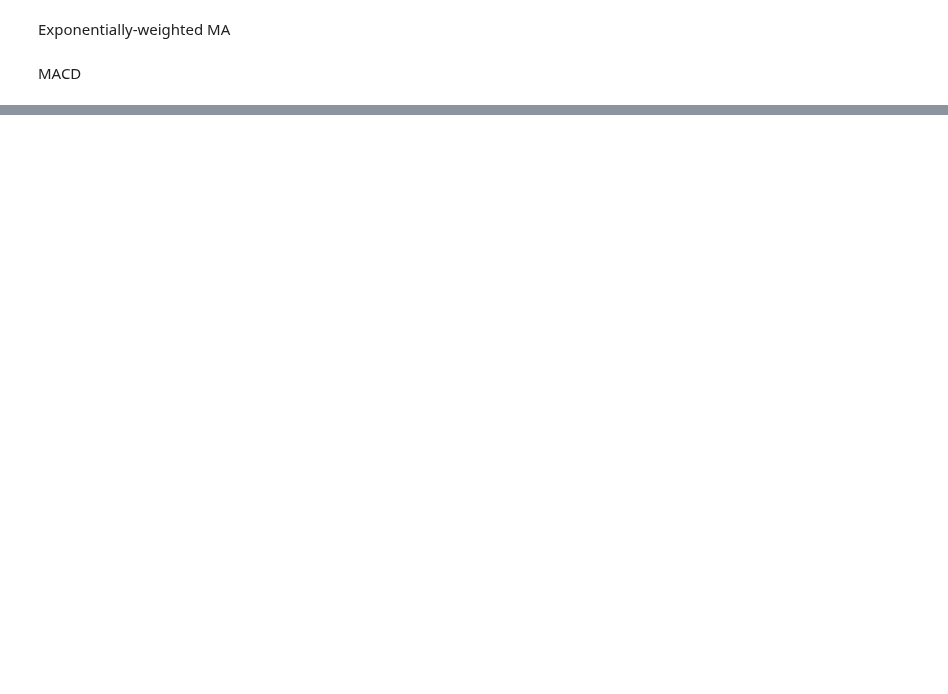
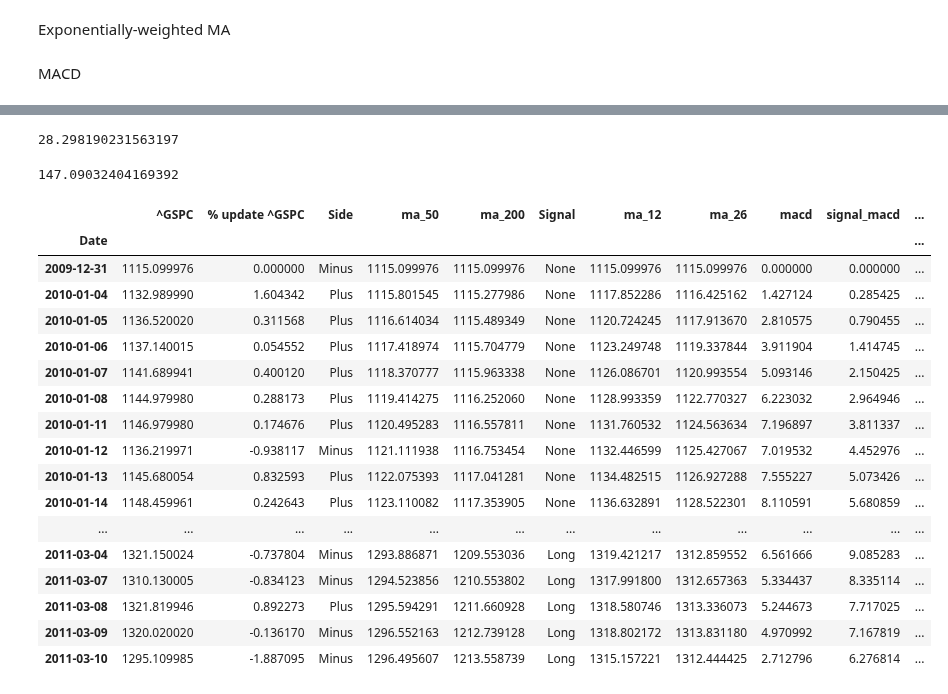
Before and after one commit to ChapnesAl/Tinkoff_Investment, a Jupyter notebook: lessons_and_tests/find_strs/all_indicatators.ipynb, the cells around one changed output, grey strips where cells are left out. Drawn from its saved outputs; the diff is of its cells as text; code cells hidden in the pictures; blank space fills up the shorter version.

```diff
--- a/lessons_and_tests/find_strs/all_indicatators.ipynb
+++ b/lessons_and_tests/find_strs/all_indicatators.ipynb
@@ -122,0 +173,43 @@ df.head(3)
+# %%
+r = list(df[f'% update {tick}'].values)
+
+for i in range(len(r)):
+    try:
+        if df['Signal'].values[i] == 'Short':
+            r[i] = (df[f'% update {tick}'].values[i] * -1)
+        elif df['Signal'].values[i] == 'Long':
+            r[i] = df[f'% update {tick}'].values[i]
+        else:
+            r[i] = 0
+    except:
+        pass
+
+df['Sum'] = r
+df['Sum'].sum()
+# %% [output]
+28.298190231563197
+# %%
+df[f'% update {tick}'].sum()
+# %% [output]
+147.09032404169392
+# %%
+df.head(300)
+# %% [output]
+|  | ^GSPC | % update ^GSPC | Side | ma_50 | ma_200 | Signal | ma_12 | ma_26 | macd | signal_macd | ... |
+| Date |  |  |  |  |  |  |  |  |  |  | ... |
+| 2009-12-31 | 1115.099976 | 0.000000 | Minus | 1115.099976 | 1115.099976 | None | 1115.099976 | 1115.099976 | 0.000000 | 0.000000 | ... |
+| 2010-01-04 | 1132.989990 | 1.604342 | Plus | 1115.801545 | 1115.277986 | None | 1117.852286 | 1116.425162 | 1.427124 | 0.285425 | ... |
+| 2010-01-05 | 1136.520020 | 0.311568 | Plus | 1116.614034 | 1115.489349 | None | 1120.724245 | 1117.913670 | 2.810575 | 0.790455 | ... |
+| 2010-01-06 | 1137.140015 | 0.054552 | Plus | 1117.418974 | 1115.704779 | None | 1123.249748 | 1119.337844 | 3.911904 | 1.414745 | ... |
+| 2010-01-07 | 1141.689941 | 0.400120 | Plus | 1118.370777 | 1115.963338 | None | 1126.086701 | 1120.993554 | 5.093146 | 2.150425 | ... |
+| 2010-01-08 | 1144.979980 | 0.288173 | Plus | 1119.414275 | 1116.252060 | None | 1128.993359 | 1122.770327 | 6.223032 | 2.964946 | ... |
+| 2010-01-11 | 1146.979980 | 0.174676 | Plus | 1120.495283 | 1116.557811 | None | 1131.760532 | 1124.563634 | 7.196897 | 3.811337 | ... |
+| 2010-01-12 | 1136.219971 | -0.938117 | Minus | 1121.111938 | 1116.753454 | None | 1132.446599 | 1125.427067 | 7.019532 | 4.452976 | ... |
+| 2010-01-13 | 1145.680054 | 0.832593 | Plus | 1122.075393 | 1117.041281 | None | 1134.482515 | 1126.927288 | 7.555227 | 5.073426 | ... |
+| 2010-01-14 | 1148.459961 | 0.242643 | Plus | 1123.110082 | 1117.353905 | None | 1136.632891 | 1128.522301 | 8.110591 | 5.680859 | ... |
+| ... | ... | ... | ... | ... | ... | ... | ... | ... | ... | ... | ... |
+| 2011-03-04 | 1321.150024 | -0.737804 | Minus | 1293.886871 | 1209.553036 | Long | 1319.421217 | 1312.859552 | 6.561666 | 9.085283 | ... |
+| 2011-03-07 | 1310.130005 | -0.834123 | Minus | 1294.523856 | 1210.553802 | Long | 1317.991800 | 1312.657363 | 5.334437 | 8.335114 | ... |
+| 2011-03-08 | 1321.819946 | 0.892273 | Plus | 1295.594291 | 1211.660928 | Long | 1318.580746 | 1313.336073 | 5.244673 | 7.717025 | ... |
+| 2011-03-09 | 1320.020020 | -0.136170 | Minus | 1296.552163 | 1212.739128 | Long | 1318.802172 | 1313.831180 | 4.970992 | 7.167819 | ... |
+| 2011-03-10 | 1295.109985 | -1.887095 | Minus | 1296.495607 | 1213.558739 | Long | 1315.157221 | 1312.444425 | 2.712796 | 6.276814 | ... |
```
Also changed, not shown: parts of 7 cells of this notebook.
